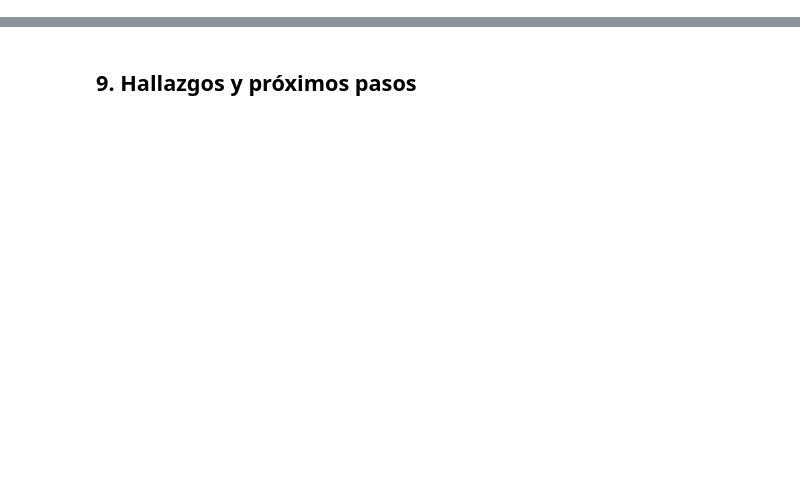
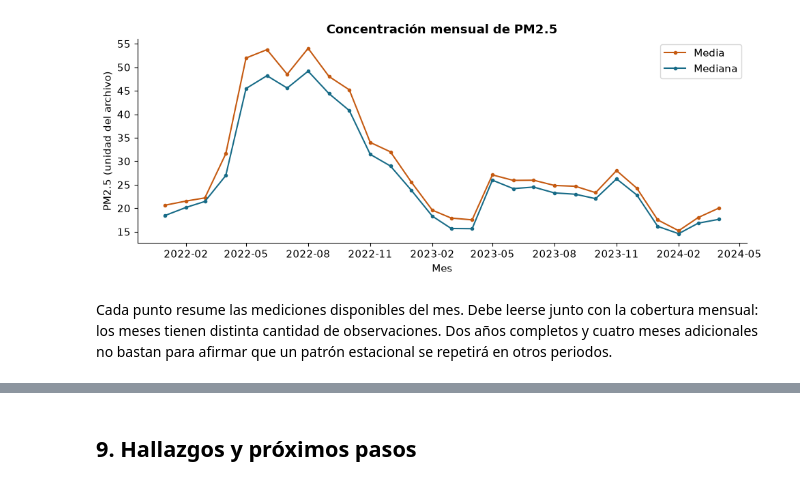
Before and after one commit to AIexander-lx/prediccion-pm25-santa-anita-, a Jupyter notebook: notebooks/01_eda.ipynb, the cells around one changed output, grey strips where cells are left out. Drawn from its saved outputs; the diff is of its cells as text; code cells hidden in the pictures; blank space fills up the shorter version.

```diff
--- a/notebooks/01_eda.ipynb
+++ b/notebooks/01_eda.ipynb
@@ -22,0 +199,29 @@ Del 1 de enero de 2022 al 30 de abril de 2024.
+# %%
+calidad = pd.DataFrame({'faltantes': df[raw.columns].isna().sum(),
+                        'faltantes_pct': df[raw.columns].isna().mean()*100})
+tabla(calidad, 'faltantes_por_variable')
+contaminantes = df[['PM10', 'PM2_5', 'NO2']]
+validacion = pd.DataFrame({'negativos': contaminantes.lt(0).sum(),
+                           'ceros': contaminantes.eq(0).sum(),
+                           'infinitos': np.isinf(contaminantes).sum()})
+tabla(validacion, 'validacion_concentraciones')
+mensual = s.resample('MS').agg(['size', 'count', 'mean', 'median'])
+mensual.columns = ['horas_esperadas', 'mediciones', 'media', 'mediana']
+mensual['faltantes'] = mensual.horas_esperadas - mensual.mediciones
+mensual['cobertura_pct'] = 100*mensual.mediciones/mensual.horas_esperadas
+tabla(mensual, 'resumen_mensual')
+mask = s.isna()
+grupos = mask.ne(mask.shift()).cumsum()
+huecos = pd.DataFrame({'fecha': df.index, 'faltante': mask.to_numpy(), 'grupo': grupos.to_numpy()})
+huecos = huecos.loc[huecos.faltante].groupby('grupo').agg(
+    inicio=('fecha', 'min'), fin=('fecha', 'max'), horas=('fecha', 'size')).sort_values('horas', ascending=False)
+tabla(huecos.head(10), 'mayores_interrupciones')
+max_hueco = int(huecos.horas.max()) if len(huecos) else 0
+display(Markdown(f'La mayor interrupción de PM2.5 dura **{max_hueco} horas**. '
+                 'Las fechas de la tabla incluyen la primera y la última hora sin medición. '
+                 'El CSV por sí solo no permite determinar la causa de estas interrupciones.'))
+fig, ax = plt.subplots(figsize=(10, 4))
+ax.bar(mensual.index.strftime('%Y-%m'), mensual.cobertura_pct, color=COLOR)
+ax.set(ylabel='Horas con PM2.5 disponible (%)', ylim=(0,105), title='Cobertura mensual del periodo seleccionado')
+ax.tick_params(axis='x', rotation=90)
+guardar(fig, '02_cobertura_mensual')
@@ -22,0 +422,15 @@ Del 1 de enero de 2022 al 30 de abril de 2024.
+# %%
+fig, ax = plt.subplots(figsize=(10,4))
+ax.plot(mensual.index,mensual['media'],label='Media',color='#C55A11',marker='o',markersize=3)
+ax.plot(mensual.index,mensual['mediana'],label='Mediana',color=COLOR,marker='o',markersize=3)
+ax.set(title='Concentración mensual de PM2.5',ylabel=UNIDAD,xlabel='Mes')
+ax.xaxis.set_major_locator(mdates.MonthLocator(interval=3))
+ax.xaxis.set_major_formatter(mdates.DateFormatter('%Y-%m'))
+ax.legend()
+guardar(fig, '06_resumen_mensual')
+display(Markdown('Cada punto resume las mediciones disponibles del mes. Debe leerse junto con la cobertura mensual: '
+                 'los meses tienen distinta cantidad de observaciones. Dos años completos y cuatro meses adicionales '
+                 'no bastan para afirmar que un patrón estacional se repetirá en otros periodos.'))
+# %% [output]
+[figure, added]
+Cada punto resume las mediciones disponibles del mes. Debe leerse junto con la cobertura mensual: los meses tienen distinta cantidad de observaciones. Dos años completos y cuatro meses adicionales no bastan para afirmar que un patrón estacional se repetirá en otros periodos.
```
Also changed, not shown: parts of 31 cells of this notebook, 28 other files.
